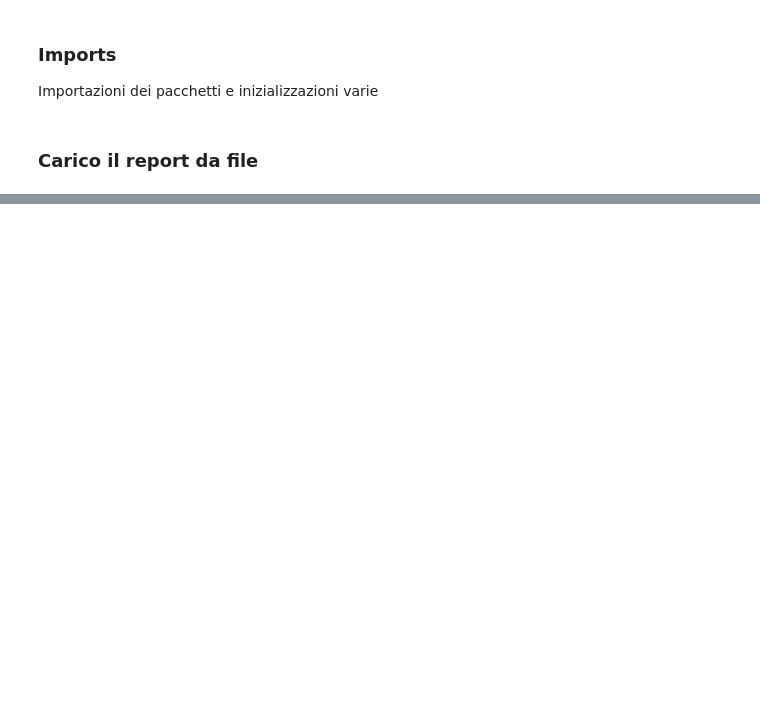
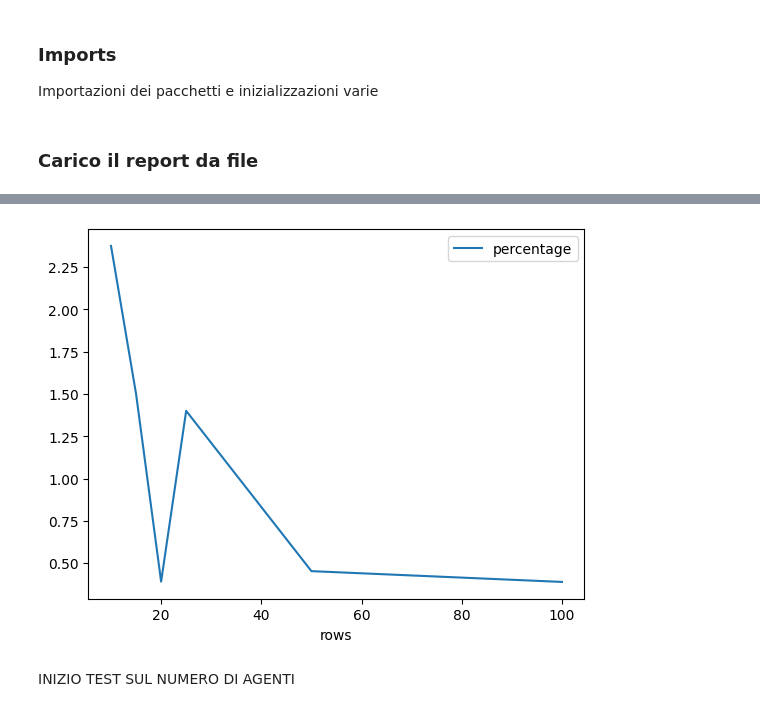
Before and after one commit to nikbet98/ProgettoAlgoritmi, a Jupyter notebook: test.ipynb, the cells around one changed output, grey strips where cells are left out. Cells and saved outputs as stored; diff of their text form; code cells hidden in the pictures; blank space fills up the shorter version.

```diff
--- a/test.ipynb
+++ b/test.ipynb
@@ -37,0 +48,8 @@ plt.show()
+# %%
+grouped_df['percentage_visited_nodes'].plot()
+plt.legend(['percentage'])
+plt.show()
+# %% [output]
+[figure, added]
+# %% [markdown]
+INIZIO TEST SUL NUMERO DI AGENTI
```
Also changed, not shown: parts of 7 cells of this notebook, 4 other files.
